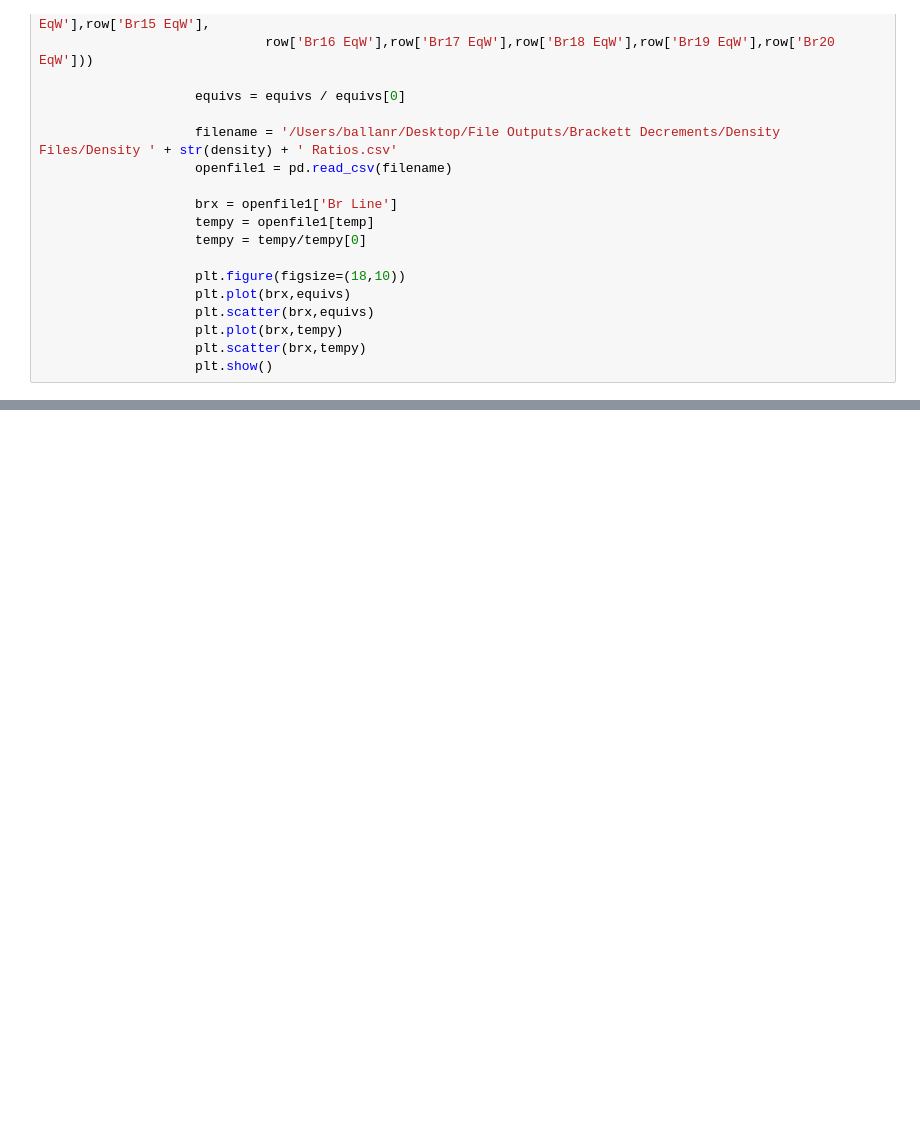
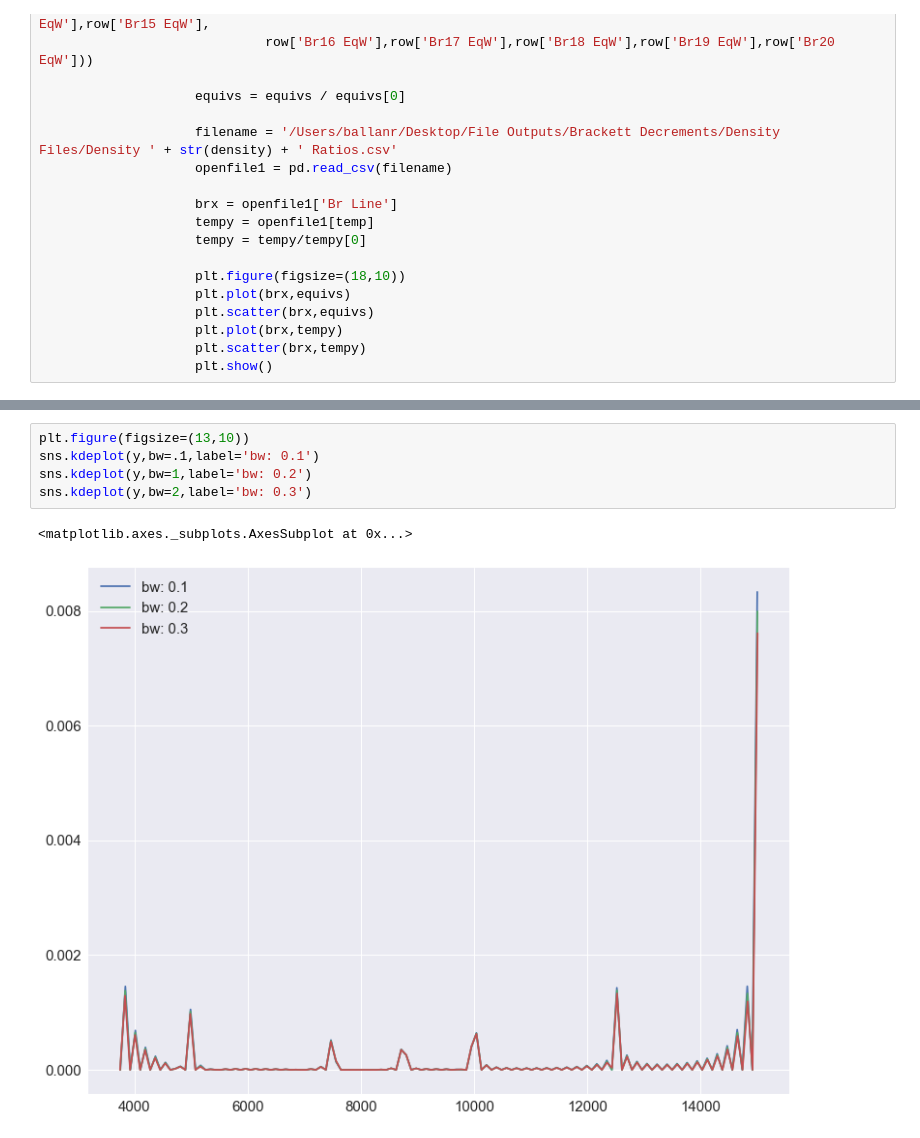
Before and after one commit to ballanr/T-Tauri, a Jupyter notebook: In Development/Untitled1.ipynb, the cells around one changed output, grey strips where cells are left out. Cells and saved outputs as stored; diff of their text form; blank space fills up the shorter version.

```diff
--- a/In Development/Untitled1.ipynb
+++ b/In Development/Untitled1.ipynb
@@ -259,0 +340,8 @@ plt.close()
+# %%
+plt.figure(figsize=(13,10))
+sns.kdeplot(y,bw=.1,label='bw: 0.1')
+sns.kdeplot(y,bw=1,label='bw: 0.2')
+sns.kdeplot(y,bw=2,label='bw: 0.3')
+# %% [output]
+<matplotlib.axes._subplots.AxesSubplot at 0x...>
+[figure, added]
```
Also changed, not shown: parts of 24 cells of this notebook.
